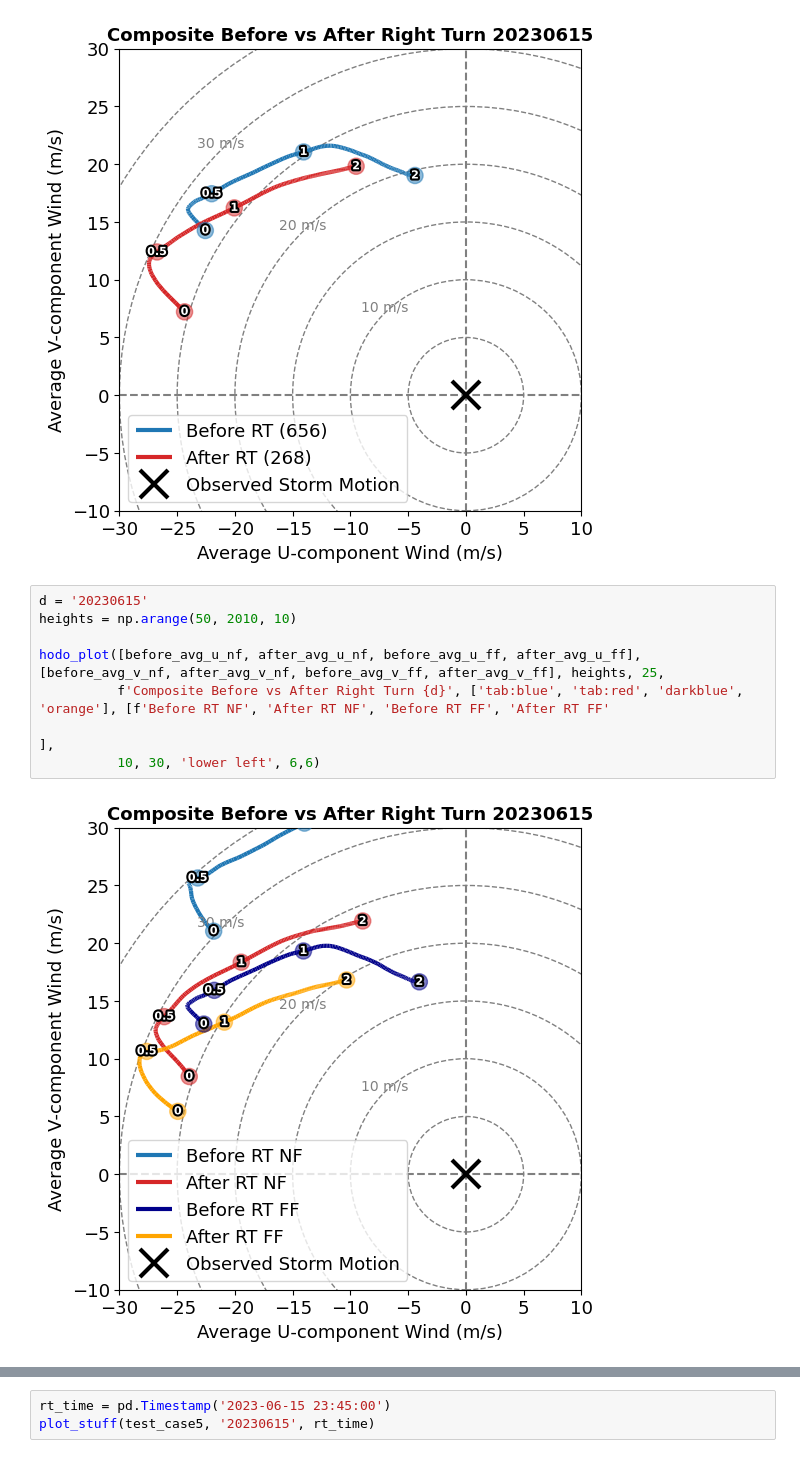
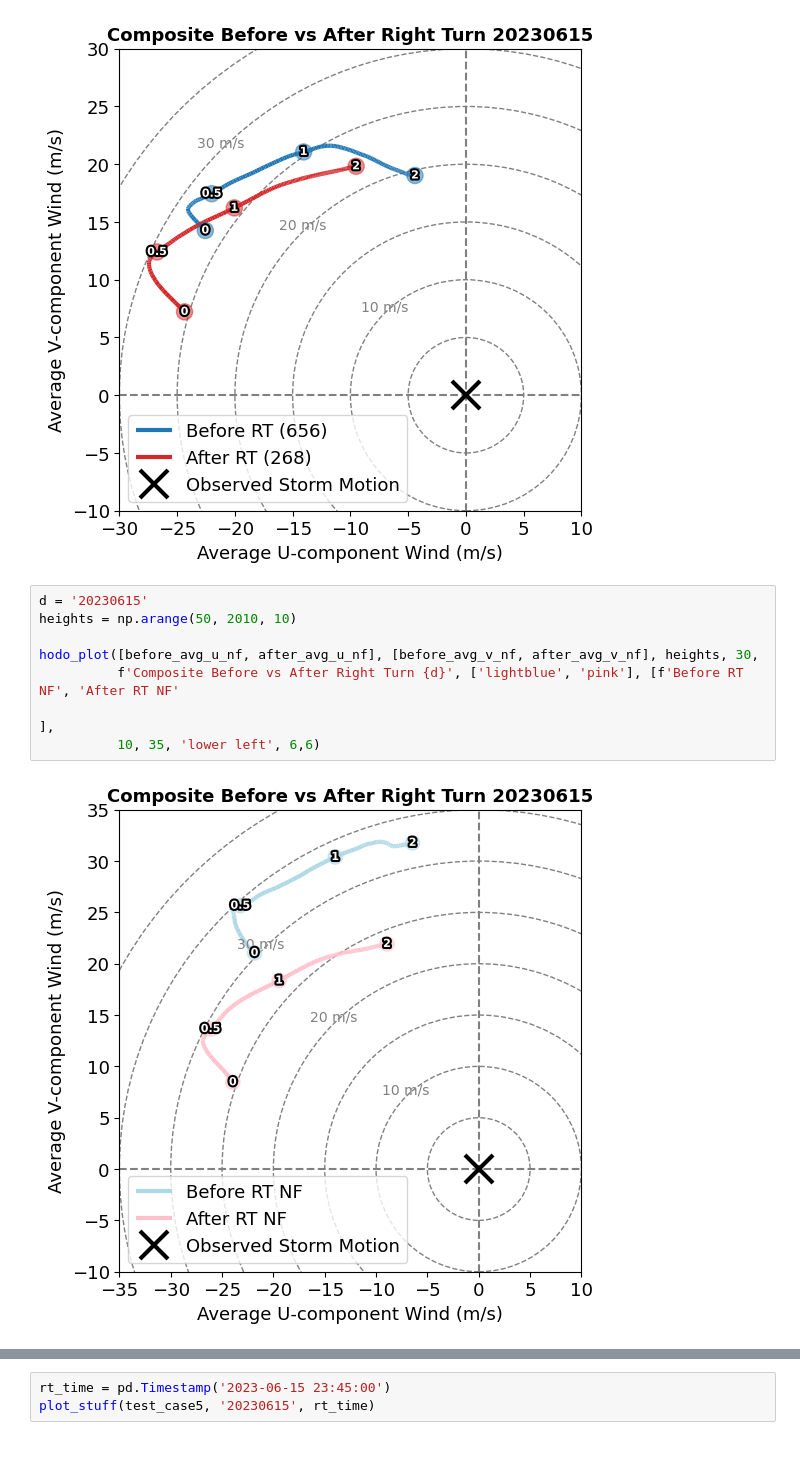
Before and after one commit to JuliaBuhrman/research2024, a Jupyter notebook: rightturn_casecheck.ipynb, the cells around one changed output, grey strips where cells are left out. Drawn from its saved outputs; the diff is of its cells as text.

```diff
--- a/rightturn_casecheck.ipynb
+++ b/rightturn_casecheck.ipynb
@@ -862,10 +941,10 @@ hodo_plot([bef_u, af_u], [bef_v, af_v], heights, 25, f'Composite Before vs After
 # %%
 d = '20230615'
 heights = np.arange(50, 2010, 10)
 
-hodo_plot([before_avg_u_nf, after_avg_u_nf, before_avg_u_ff, after_avg_u_ff], [before_avg_v_nf, after_avg_v_nf, before_avg_v_ff, after_avg_v_ff], heights, 25,
-          f'Composite Before vs After Right Turn {d}', ['tab:blue', 'tab:red', 'darkblue', 'orange'], [f'Before RT NF', 'After RT NF', 'Before RT FF', 'After RT FF'
+hodo_plot([before_avg_u_nf, after_avg_u_nf], [before_avg_v_nf, after_avg_v_nf], heights, 30,
+          f'Composite Before vs After Right Turn {d}', ['lightblue', 'pink'], [f'Before RT NF', 'After RT NF'
                                                                                                                ],
-          10, 30, 'lower left', 6,6)
+          10, 35, 'lower left', 6,6)
 # %% [output]
-[figure, old version]
+[figure, new version]
```
Also changed, not shown: parts of 16 cells of this notebook.
